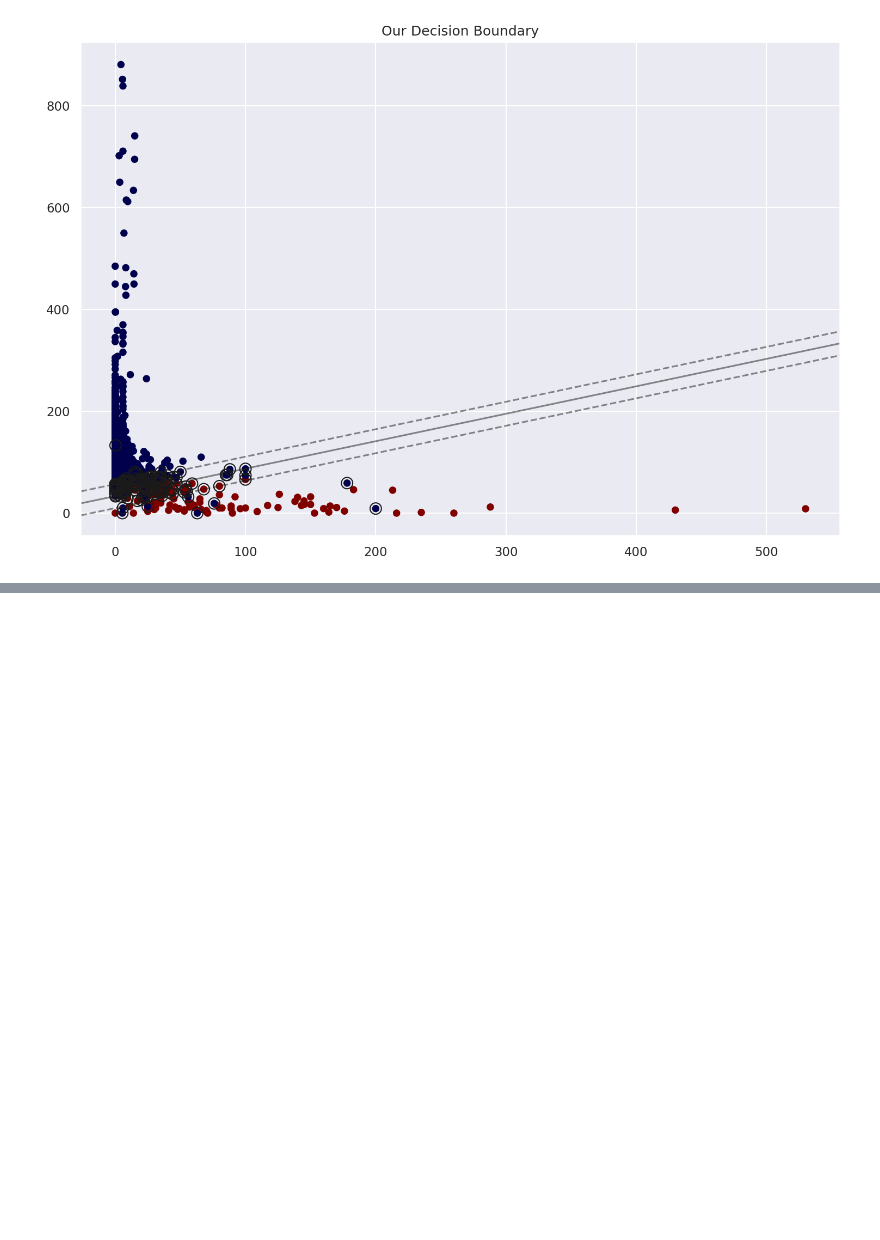
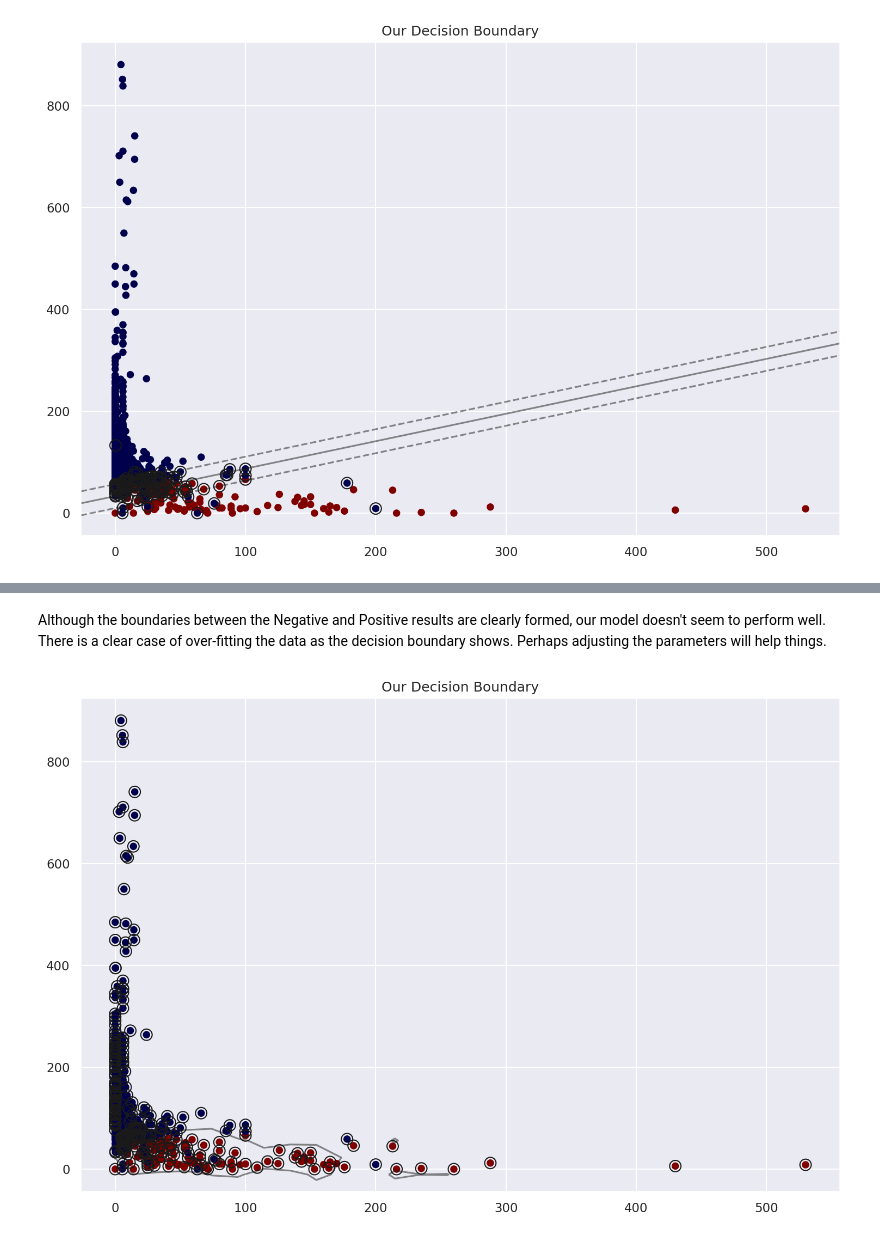
Before and after one commit to Obreintelly/Nairobi_Hospital_Hypothyroid_Model, a Jupyter notebook: Nairobi_Hospital_Hypothyroidism_Prediction_Model.ipynb, the cells around one changed output, grey strips where cells are left out. Drawn from its saved outputs; the diff is of its cells as text; code cells hidden in the pictures; blank space fills up the shorter version.

```diff
--- a/Nairobi_Hospital_Hypothyroidism_Prediction_Model.ipynb
+++ b/Nairobi_Hospital_Hypothyroidism_Prediction_Model.ipynb
@@ -1502,0 +1531,2 @@ RBF
+# %% [markdown]
+Although the boundaries between the Negative and Positive results are clearly formed, our model doesn't seem to perform well. There is a clear case of over-fitting the data as the decision boundary shows. Perhaps adjusting the parameters will help things.
@@ -1502,0 +1536,11 @@ RBF
+# %%
+#Instantiating Our Model
+model_rbf = SVC(kernel='rbf', C=100, gamma= 0.01)
+
+#Fitting
+model_rbf.fit(X, y)
+
+#Calling Our Plot function
+plot_svm_boundary(model_rbf, X, y)
+# %% [output]
+[figure, added]
```
Also changed, not shown: parts of 34 cells of this notebook.
